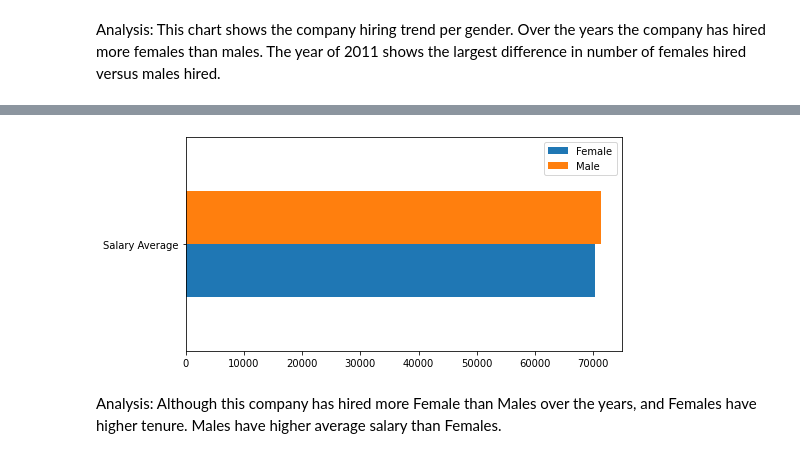
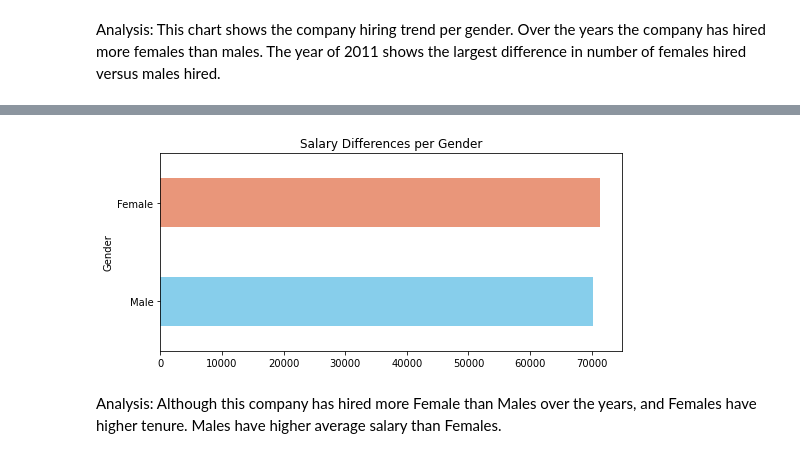
Before and after one commit to rossettifla/HRPythonproject, a Jupyter notebook: Genderdifferencesproject.ipynb, the cells around one changed output, grey strips where cells are left out. Drawn from its saved outputs; the diff is of its cells as text; code cells hidden in the pictures.

```diff
--- a/Genderdifferencesproject.ipynb
+++ b/Genderdifferencesproject.ipynb
@@ -220,18 +243,15 @@ Analysis: The table shows the differences between gender from the company. Femal
-# %%
-# Bar chart
-
-data = {'Female': [70215.5],
-        'Male': [71303.9] }
-df = pd.DataFrame(data,columns=['Female','Male'], index = ['Salary Average'] )
-
-# Multiple horizontal bar chart
-
-df.plot.barh()
-
-# Display
-
-plt.show()
-# %% [output]
-[figure, removed]
+# %%
+# Bar chart
+
+# Multiple horizontal bar chart
+
+ax=genderstats_df.mean_salary.plot.barh(title = 'Salary Differences per Gender', color=[my_colors[1], my_colors[0]])
+ax.set_yticklabels(["Male", "Female"])
+ax.set_ylabel("Gender")
+# Display
+
+plt.show()
+# %% [output]
+[figure, added]
 # %% [markdown]
 Analysis: Although this company has hired more Female than Males over the years, and Females have higher tenure. Males have higher average salary than Females.
```
Also changed, not shown: parts of 5 cells of this notebook.
